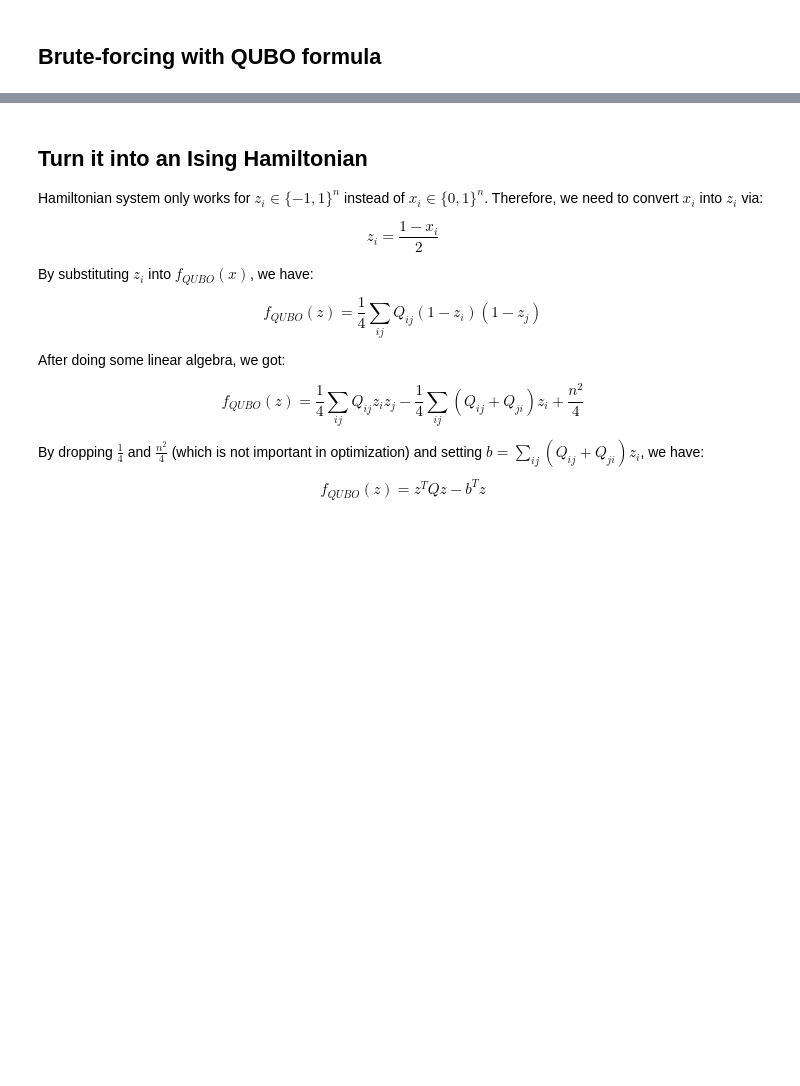
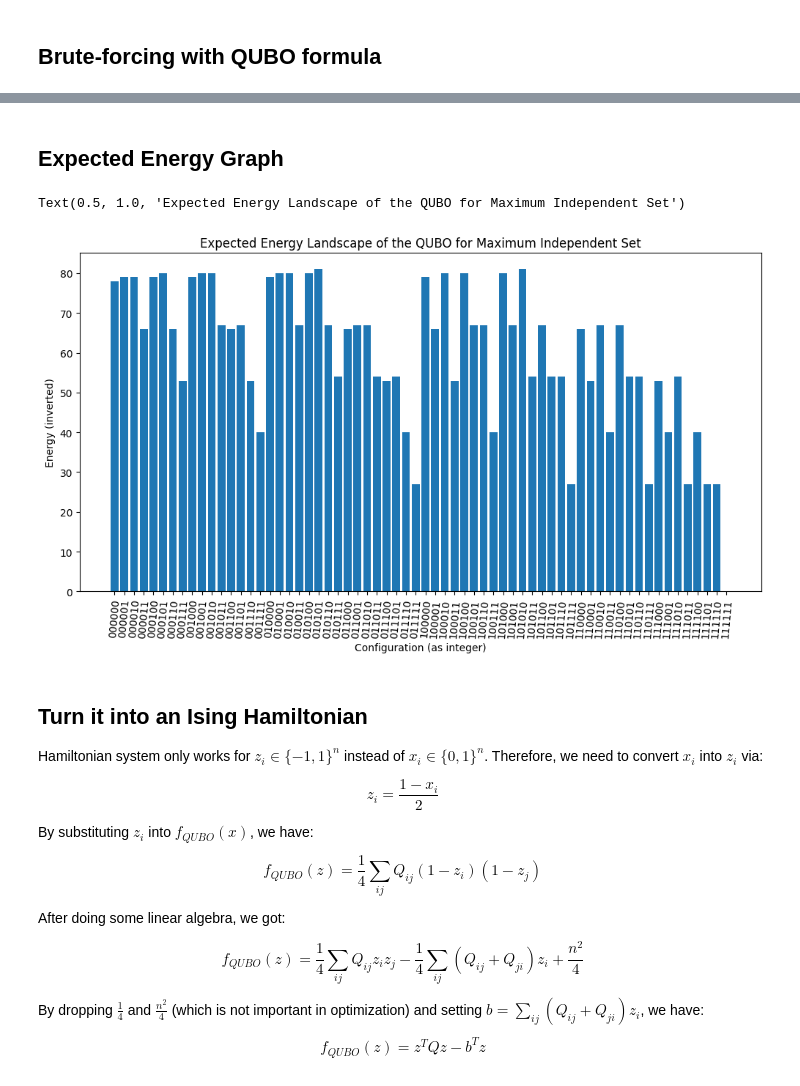
Before and after one commit to ttv04/QAOA-for-Maximum-Independent-Set, a Jupyter notebook: qaoamis/MIS.ipynb, the cells around one changed output, grey strips where cells are left out. Cells and saved outputs as stored; diff of their text form; code cells hidden in the pictures; blank space fills up the shorter version.

```diff
--- a/qaoamis/MIS.ipynb
+++ b/qaoamis/MIS.ipynb
@@ -165,3 +203,21 @@ Configuration: [1 1 1 1 1 1]
+# %% [markdown]
+## Expected Energy Graph
+# %%
+highest_energy = max(map.values())
+for key in map.keys():
+    map[key] = -map[key] + highest_energy
+
+x = list(map.keys())
+y = list(map.values())
+plt.figure(figsize=(12, 6))
+plt.xticks(rotation=85)
+plt.bar(x, y)
+plt.xlabel('Configuration (as integer)')
+plt.ylabel('Energy (inverted)')
+plt.title('Expected Energy Landscape of the QUBO for Maximum Independent Set')
+# %% [output]
+Text(0.5, 1.0, 'Expected Energy Landscape of the QUBO for Maximum Independent Set')
+[figure, added]
 # %% [markdown]
 ## Turn it into an Ising Hamiltonian
 
```
Also changed, not shown: parts of 18 cells of this notebook, 4 other files.
